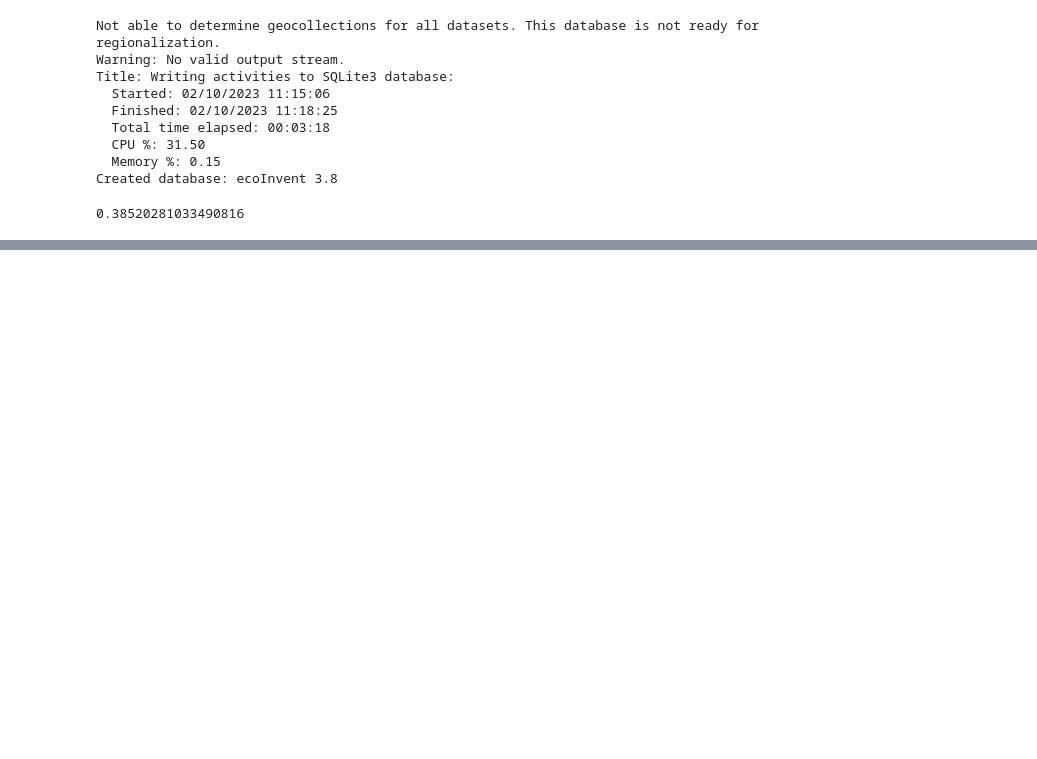
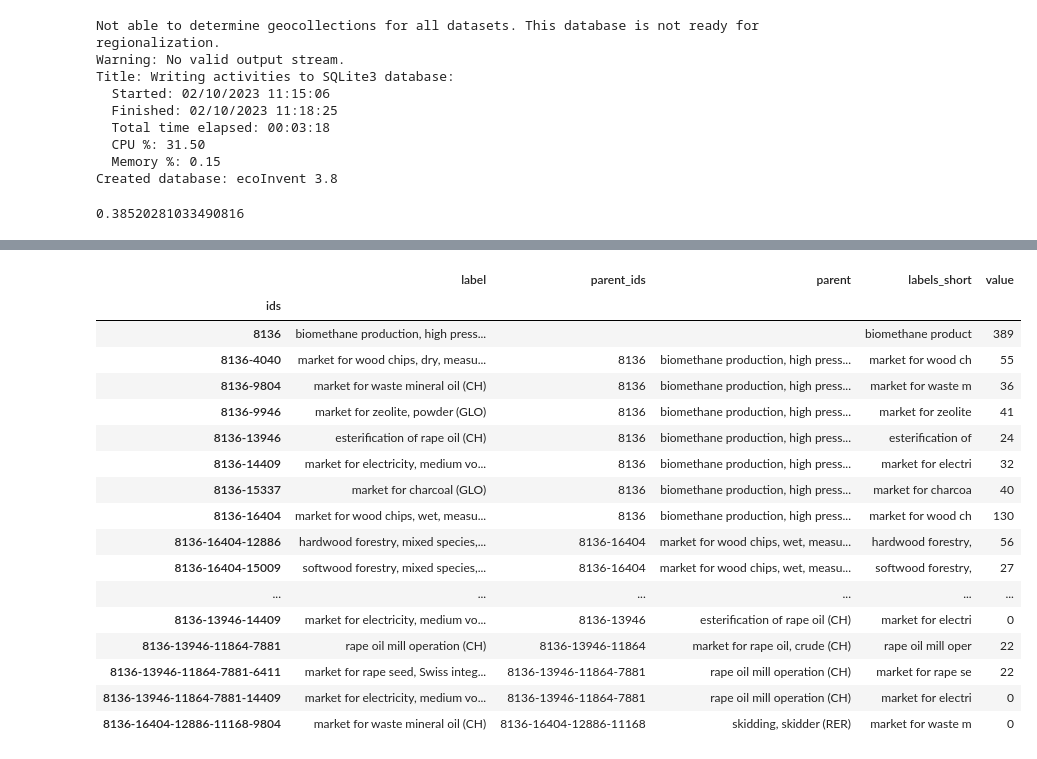
Before and after one commit to RomainBes/DataVizChallenge, a Jupyter notebook: sandbox_oh.ipynb, the cells around one changed output, grey strips where cells are left out. Cells and saved outputs as stored; diff of their text form; code cells hidden in the pictures; blank space fills up the shorter version.

Commit message:
add full path IDs to make sunburst working.

```diff
--- a/sandbox_oh.ipynb
+++ b/sandbox_oh.ipynb
@@ -173,7 +155,7 @@ class JRCAssumedDiagonalGraphTraversal:
             characterized_biosphere_neg,
             characterized_biosphere_pos, lca
             )
-            heappush(heap, (abs(1 / cum_score), index))
+            heappush(heap, (abs(1 / cum_score), index, str(index)))
             nodes[index] = {
                 "amount": float(supply[index]),
                 "cum": cum_score,
@@ -184,7 +166,7 @@ class JRCAssumedDiagonalGraphTraversal:
             edges.append(
                 {
                     "to": -1,
-                    "from": index,
+                    "from": str(index),
                     "amount": amount,
                     "exc_amount": amount,
                     "impact": cum_score * amount / float(supply[index]),
@@ -249,7 +231,9 @@ class JRCAssumedDiagonalGraphTraversal:
             if counter >= max_calc:
                 warnings.warn("Stopping traversal due to calculation count.")
                 break
-            parent_index = heappop(heap)[1]
+            parent = heappop(heap)
+            parent_index = parent[1]
+            full_path_parent = parent[2]
             # Skip links from static databases
             # if static_databases and reverse[parent_index][0] in static_databases:
             #     continue
@@ -275,6 +259,7 @@ class JRCAssumedDiagonalGraphTraversal:
                 if skip_coproducts and amount <= 0:
                     continue
                 counter += 1
+                full_path_id = full_path_parent + '-' + str(activity)
                 cumulative_score, cum_score_neg, cum_score_pos = self.cumulative_score(
                     activity, supply, characterized_biosphere, characterized_biosphere_neg, characterized_biosphere_pos, lca
                 )
@@ -294,8 +279,9 @@ class JRCAssumedDiagonalGraphTraversal:
                 # Edge format is (to, from, mass amount, cumulative impact)
                 edges.append(
                     {
-                        "to": parent_index,
-                        "from": activity,
+                        "to": full_path_parent,
+                        "from": full_path_id,
+                        # "full_path_id": full_path_id,
                         # Amount of this link * amount of parent demanding link
                         "amount": flow,
                         # Raw exchange value
@@ -320,8 +306,8 @@ class JRCAssumedDiagonalGraphTraversal:
                     # coming directory from or to this activity
                     "ind": self.unit_score(activity, supply, characterized_biosphere),
                 }
-                heappush(heap, (abs(1 / cumulative_score), activity))
+                heappush(heap, (abs(1 / cumulative_score), activity, full_path_id))
 
         return nodes, edges, counter
 # %%
-trav = JRCAssumedDiagonalGraphTraversal().calculate(lca, cutoff=0.1)
+trav = JRCAssumedDiagonalGraphTraversal().calculate(lca, cutoff=0.05)
@@ -348,6 +352,6 @@ trav['edges']
 # %%
 # from Romain to name the activities
 id_to_key = {v:k for k, v in lca.activity_dict.items()}
-activities = {id: bd.get_activity(id_to_key[id]) for id in list(trav["nodes"].keys())[1:]}
+activities = {str(id): bd.get_activity(id_to_key[id]) for id in list(trav["nodes"].keys())[1:]}
 activities
 # %% [output]
@@ -362 +375,69 @@ activities
+# %%
+import plotly.graph_objects as go
+import math
+
+ids = [edge["from"] for edge in trav['edges']]
+labels = [activities[id.split('-')[-1]]['name']+' ('+activities[id.split('-')[-1]]['location']+')' for id in ids]
+labels_short = [label[:18] for label in labels]
+parent_ids = [edge["to"] for edge in trav['edges']][1:]
+parent_ids = [""] + parent_ids
+parents = [activities[id.split('-')[-1]]['name']+' ('+activities[id.split('-')[-1]]['location']+')' if id != '' else '' for id in parent_ids]
+
+data = dict(ids = ids,
+            label = labels,
+            #location = [act['location'] for act in activities],
+            parent_ids = parent_ids,
+            parent = parents,
+            labels_short = labels_short,
+            value = [math.floor(edge["impact_pos"]*1000) for edge in trav['edges']], #math.floor(edge["impact_pos"]*1100)/1100
+            #value_pct = value_pct
+        )
+# there is an error here, we have to check.
+# This is an ugly hack to get all sums of children smaller than parents
+data['value'][12] = 10
+fig =go.Figure(go.Sunburst(
+            #data,
+            ids=data['ids'],
+            labels=data['labels_short'],
+            parents=data['parent_ids'],
+            values=data['value'],
+            branchvalues="total",
+            #color='labels_short',
+            #color_continuous_scale='algae',
+            hovertext= data['label'],
+            #valueformat = '.0f',
+            #maxdepth=1
+        )
+)
+df = pd.DataFrame.from_dict(data).set_index('ids')
+display(df)
+
+
+def check_sums(df):
+    checker = df.groupby('parent_ids').sum().join(df['value'], rsuffix='_parent')
+    checker['parent'] = checker.apply(lambda row: activities[row.name]['name'] if row.name != '' else '', axis=1)
+    print(checker)
+
+#check_sums(df)
+
+fig.show()
+# %% [output]
+|  | label | parent_ids | parent | labels_short | value |
+| ids |  |  |  |  |  |
+| 8136 | biomethane production, high press... |  |  | biomethane product | 389 |
+| 8136-4040 | market for wood chips, dry, measu... | 8136 | biomethane production, high press... | market for wood ch | 55 |
+| 8136-9804 | market for waste mineral oil (CH) | 8136 | biomethane production, high press... | market for waste m | 36 |
+| 8136-9946 | market for zeolite, powder (GLO) | 8136 | biomethane production, high press... | market for zeolite | 41 |
+| 8136-13946 | esterification of rape oil (CH) | 8136 | biomethane production, high press... | esterification of | 24 |
+| 8136-14409 | market for electricity, medium vo... | 8136 | biomethane production, high press... | market for electri | 32 |
+| 8136-15337 | market for charcoal (GLO) | 8136 | biomethane production, high press... | market for charcoa | 40 |
+| 8136-16404 | market for wood chips, wet, measu... | 8136 | biomethane production, high press... | market for wood ch | 130 |
+| 8136-16404-12886 | hardwood forestry, mixed species,... | 8136-16404 | market for wood chips, wet, measu... | hardwood forestry, | 56 |
+| 8136-16404-15009 | softwood forestry, mixed species,... | 8136-16404 | market for wood chips, wet, measu... | softwood forestry, | 27 |
+| ... | ... | ... | ... | ... | ... |
+| 8136-13946-14409 | market for electricity, medium vo... | 8136-13946 | esterification of rape oil (CH) | market for electri | 0 |
+| 8136-13946-11864-7881 | rape oil mill operation (CH) | 8136-13946-11864 | market for rape oil, crude (CH) | rape oil mill oper | 22 |
+| 8136-13946-11864-7881-6411 | market for rape seed, Swiss integ... | 8136-13946-11864-7881 | rape oil mill operation (CH) | market for rape se | 22 |
+| 8136-13946-11864-7881-14409 | market for electricity, medium vo... | 8136-13946-11864-7881 | rape oil mill operation (CH) | market for electri | 0 |
+| 8136-16404-12886-11168-9804 | market for waste mineral oil (CH) | 8136-16404-12886-11168 | skidding, skidder (RER) | market for waste m | 0 |
 # %%
```
Also changed, not shown: parts of 7 cells of this notebook.
